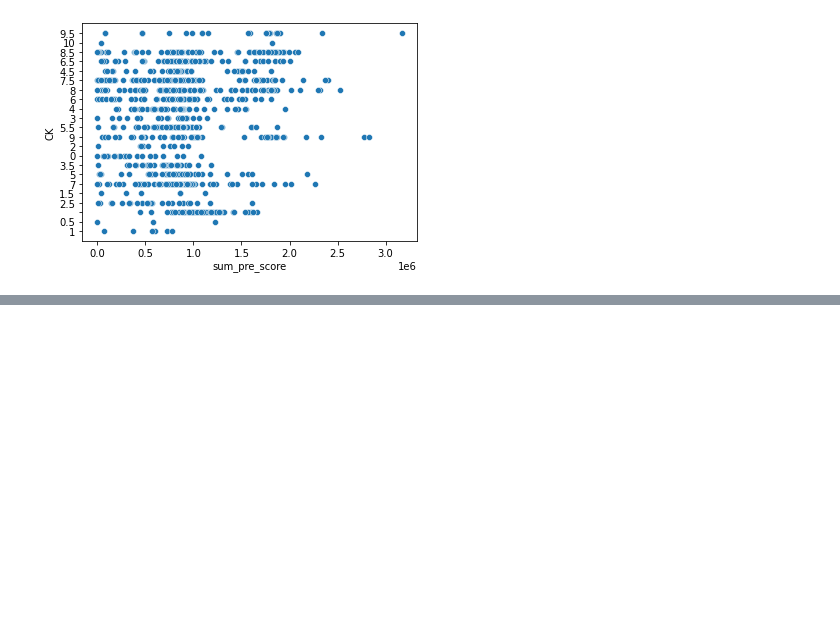
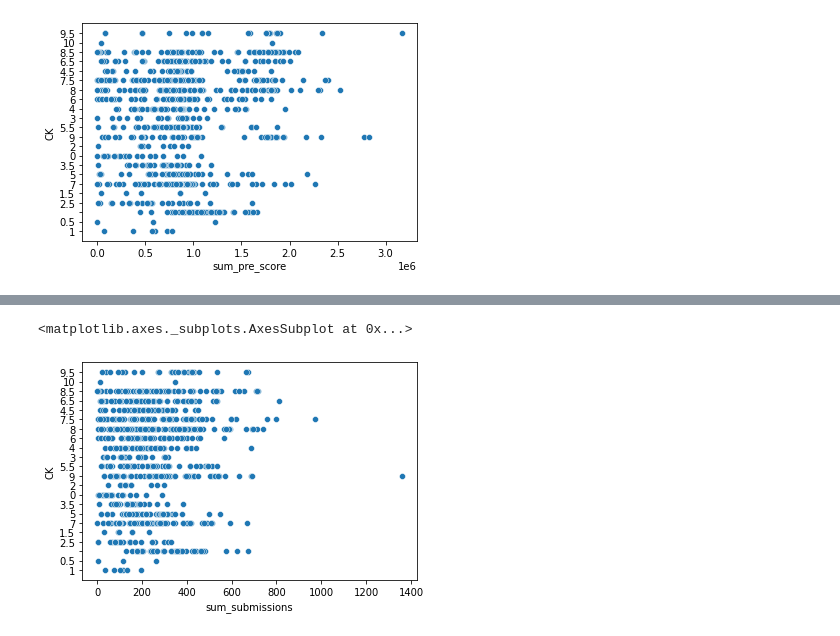
Before and after one commit to DarkStar1709/CS114.L21, a Jupyter notebook: colab3.ipynb, the cells around one changed output, grey strips where cells are left out. Drawn from its saved outputs; the diff is of its cells as text; code cells hidden in the pictures; blank space fills up the shorter version.

```diff
--- a/colab3.ipynb
+++ b/colab3.ipynb
@@ -248,0 +340,3 @@ sns.scatterplot(x="sum_pre_score", y="CK", data = data_merge_4)
+# %%
+data_merge_6 = data_merge_3[['user_id','sum_submissions','CK']]
+data_merge_6
@@ -248,0 +357,5 @@ sns.scatterplot(x="sum_pre_score", y="CK", data = data_merge_4)
+# %%
+sns.scatterplot(x="sum_submissions", y="CK", data = data_merge_6)
+# %% [output]
+<matplotlib.axes._subplots.AxesSubplot at 0x...>
+[figure, added]
```
Also changed, not shown: parts of 9 cells of this notebook.
